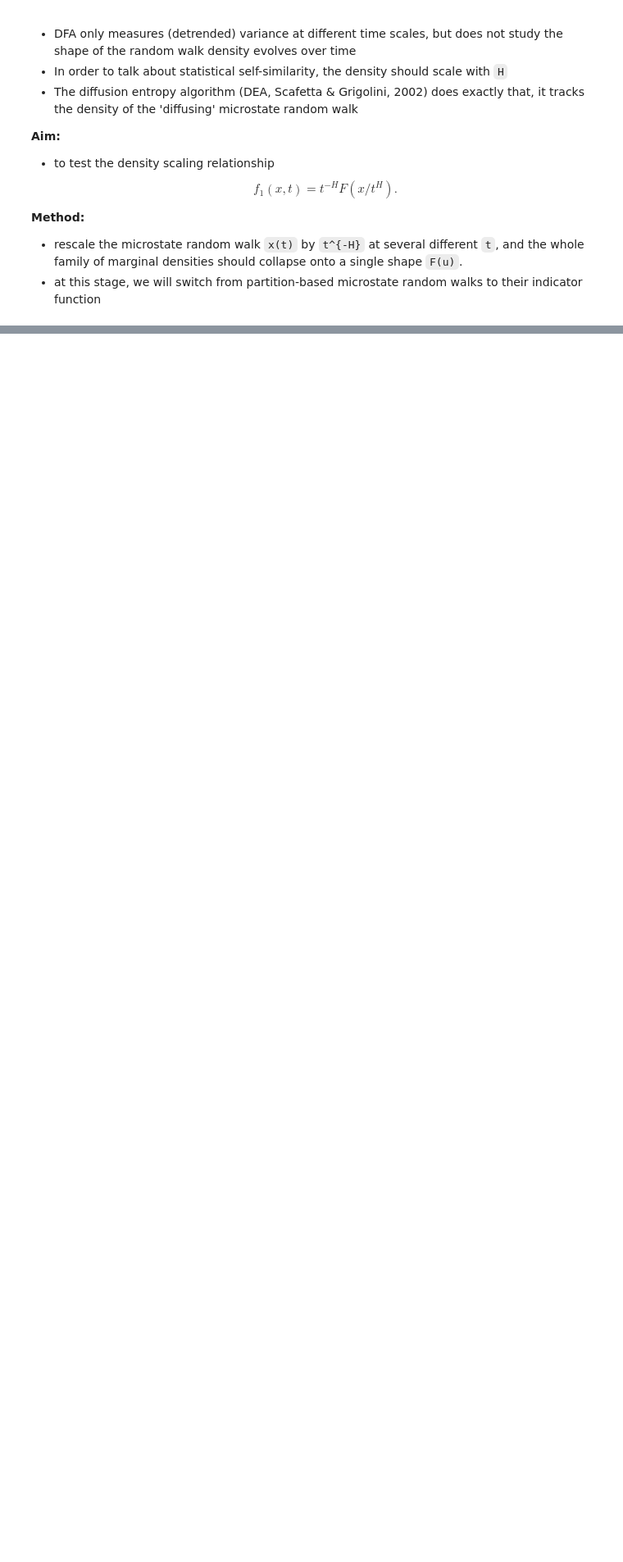
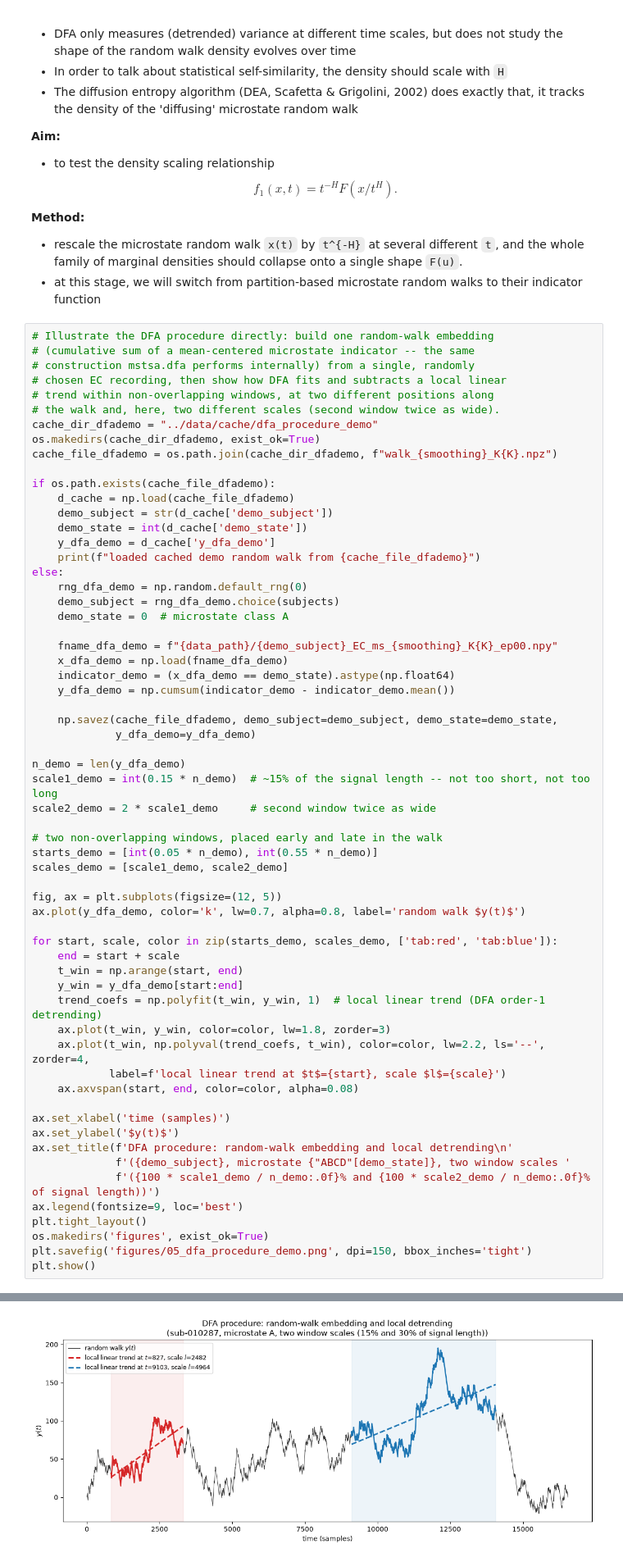
Before and after one commit to Frederic-vW/eeg-microstates-conference-2026, a Jupyter notebook: notebooks/05_Hurst_phenomenon.ipynb, the cells around one changed output, grey strips where cells are left out. Shown at 82% size. Cells and saved outputs as stored; diff of their text form; blank space fills up the shorter version.

```diff
--- a/notebooks/05_Hurst_phenomenon.ipynb
+++ b/notebooks/05_Hurst_phenomenon.ipynb
@@ -547,3 +547,65 @@ $$
 **Method:**
 - rescale the microstate random walk `x(t)` by `t^{-H}` at several different `t`, and the whole family of marginal densities should collapse onto a single shape `F(u)`.
 - at this stage, we will switch from partition-based microstate random walks to their indicator function
+# %%
+# Illustrate the DFA procedure directly: build one random-walk embedding
+# (cumulative sum of a mean-centered microstate indicator -- the same
+# construction mstsa.dfa performs internally) from a single, randomly
+# chosen EC recording, then show how DFA fits and subtracts a local linear
+# trend within non-overlapping windows, at two different positions along
+# the walk and, here, two different scales (second window twice as wide).
+cache_dir_dfademo = "../data/cache/dfa_procedure_demo"
+os.makedirs(cache_dir_dfademo, exist_ok=True)
+cache_file_dfademo = os.path.join(cache_dir_dfademo, f"walk_{smoothing}_K{K}.npz")
+
+if os.path.exists(cache_file_dfademo):
+    d_cache = np.load(cache_file_dfademo)
+    demo_subject = str(d_cache['demo_subject'])
+    demo_state = int(d_cache['demo_state'])
+    y_dfa_demo = d_cache['y_dfa_demo']
+    print(f"loaded cached demo random walk from {cache_file_dfademo}")
+else:
+    rng_dfa_demo = np.random.default_rng(0)
+    demo_subject = rng_dfa_demo.choice(subjects)
+    demo_state = 0  # microstate class A
+
+    fname_dfa_demo = f"{data_path}/{demo_subject}_EC_ms_{smoothing}_K{K}_ep00.npy"
+    x_dfa_demo = np.load(fname_dfa_demo)
+    indicator_demo = (x_dfa_demo == demo_state).astype(np.float64)
+    y_dfa_demo = np.cumsum(indicator_demo - indicator_demo.mean())
+
+    np.savez(cache_file_dfademo, demo_subject=demo_subject, demo_state=demo_state,
+             y_dfa_demo=y_dfa_demo)
+
+n_demo = len(y_dfa_demo)
+scale1_demo = int(0.15 * n_demo)  # ~15% of the signal length -- not too short, not too long
+scale2_demo = 2 * scale1_demo     # second window twice as wide
+
+# two non-overlapping windows, placed early and late in the walk
+starts_demo = [int(0.05 * n_demo), int(0.55 * n_demo)]
+scales_demo = [scale1_demo, scale2_demo]
+
+fig, ax = plt.subplots(figsize=(12, 5))
+ax.plot(y_dfa_demo, color='k', lw=0.7, alpha=0.8, label='random walk $y(t)$')
+
+for start, scale, color in zip(starts_demo, scales_demo, ['tab:red', 'tab:blue']):
+    end = start + scale
+    t_win = np.arange(start, end)
+    y_win = y_dfa_demo[start:end]
+    trend_coefs = np.polyfit(t_win, y_win, 1)  # local linear trend (DFA order-1 detrending)
+    ax.plot(t_win, y_win, color=color, lw=1.8, zorder=3)
+    ax.plot(t_win, np.polyval(trend_coefs, t_win), color=color, lw=2.2, ls='--', zorder=4,
+            label=f'local linear trend at $t$={start}, scale $l$={scale}')
+    ax.axvspan(start, end, color=color, alpha=0.08)
+
+ax.set_xlabel('time (samples)')
+ax.set_ylabel('$y(t)$')
+ax.set_title(f'DFA procedure: random-walk embedding and local detrending\n'
+             f'({demo_subject}, microstate {"ABCD"[demo_state]}, two window scales '
+             f'({100 * scale1_demo / n_demo:.0f}% and {100 * scale2_demo / n_demo:.0f}% of signal length))')
+ax.legend(fontsize=9, loc='best')
+plt.tight_layout()
+os.makedirs('figures', exist_ok=True)
+plt.savefig('figures/05_dfa_procedure_demo.png', dpi=150, bbox_inches='tight')
+plt.show()
+# %% [output]
@@ -550,3 +613,4 @@ $$
+[figure, added]
 # %%
 cache_dir = "../data/cache/hurst_vs_diffusion_entropy"
 os.makedirs(cache_dir, exist_ok=True)
```
Also changed, not shown: parts of 2 cells of this notebook, 2 other files.
